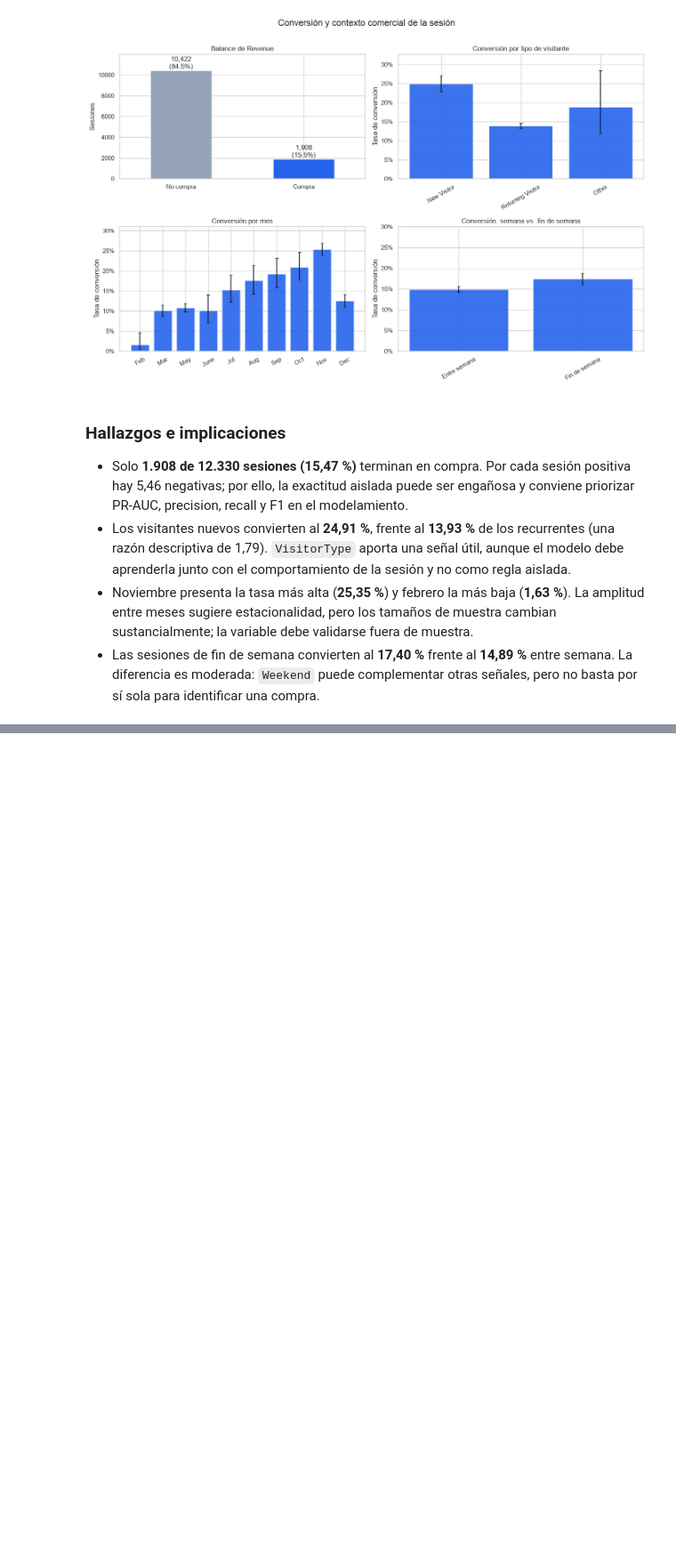
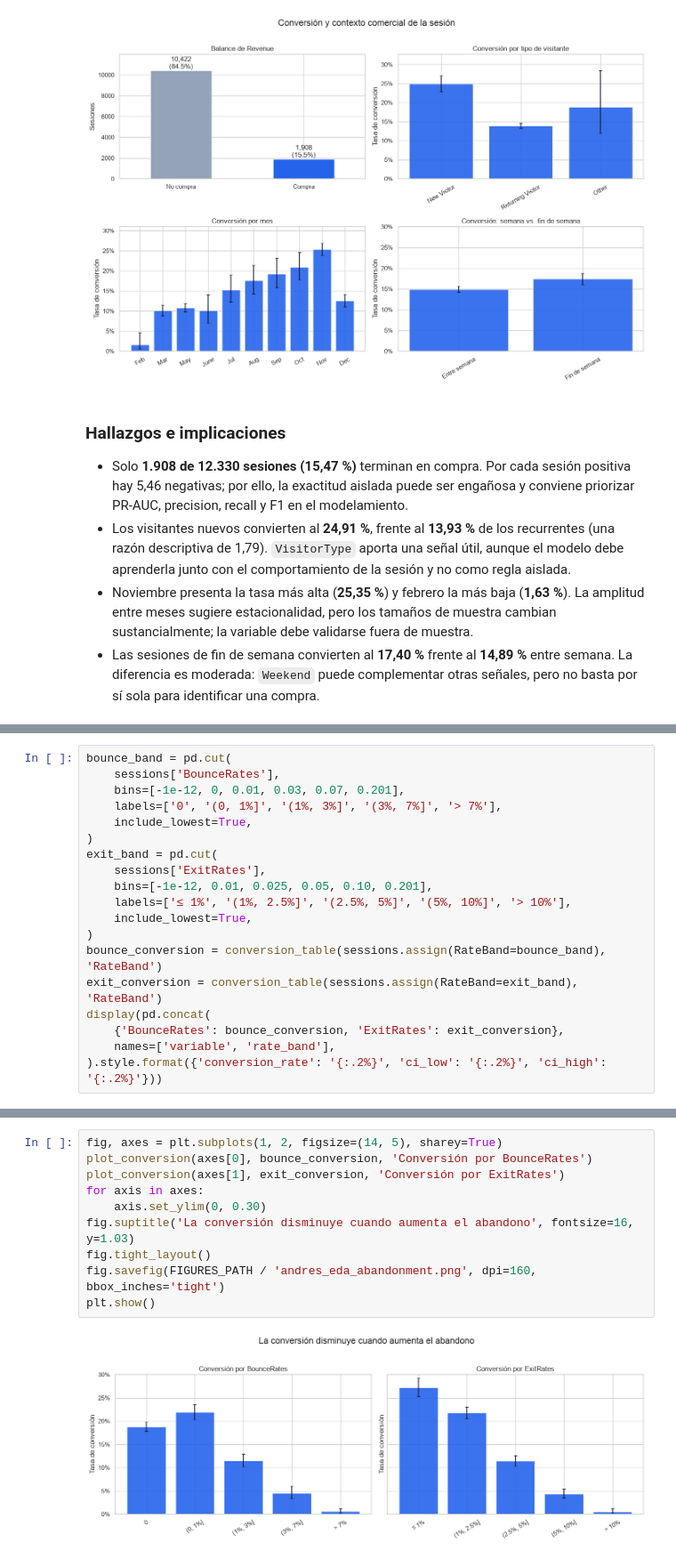
Before and after one commit to aladelca/maia_despliegue_soluciones_microproyecto, a Jupyter notebook: notebooks/09_eda_business_purchase_probability.ipynb, the cells around one changed output, grey strips where cells are left out. Shown at 89% size. Drawn from its saved outputs; the diff is of its cells as text; blank space fills up the shorter version.

Commit message:
docs(eda): estudiar navegacion y senales de abandono

```diff
--- a/notebooks/09_eda_business_purchase_probability.ipynb
+++ b/notebooks/09_eda_business_purchase_probability.ipynb
@@ -165,0 +247,19 @@ plt.show()
+# %%
+bounce_band = pd.cut(
+    sessions['BounceRates'],
+    bins=[-1e-12, 0, 0.01, 0.03, 0.07, 0.201],
+    labels=['0', '(0, 1%]', '(1%, 3%]', '(3%, 7%]', '> 7%'],
+    include_lowest=True,
+)
+exit_band = pd.cut(
+    sessions['ExitRates'],
+    bins=[-1e-12, 0.01, 0.025, 0.05, 0.10, 0.201],
+    labels=['≤ 1%', '(1%, 2.5%]', '(2.5%, 5%]', '(5%, 10%]', '> 10%'],
+    include_lowest=True,
+)
+bounce_conversion = conversion_table(sessions.assign(RateBand=bounce_band), 'RateBand')
+exit_conversion = conversion_table(sessions.assign(RateBand=exit_band), 'RateBand')
+display(pd.concat(
+    {'BounceRates': bounce_conversion, 'ExitRates': exit_conversion},
+    names=['variable', 'rate_band'],
+).style.format({'conversion_rate': '{:.2%}', 'ci_low': '{:.2%}', 'ci_high': '{:.2%}'}))
@@ -165,0 +279,12 @@ plt.show()
+# %%
+fig, axes = plt.subplots(1, 2, figsize=(14, 5), sharey=True)
+plot_conversion(axes[0], bounce_conversion, 'Conversión por BounceRates')
+plot_conversion(axes[1], exit_conversion, 'Conversión por ExitRates')
+for axis in axes:
+    axis.set_ylim(0, 0.30)
+fig.suptitle('La conversión disminuye cuando aumenta el abandono', fontsize=16, y=1.03)
+fig.tight_layout()
+fig.savefig(FIGURES_PATH / 'andres_eda_abandonment.png', dpi=160, bbox_inches='tight')
+plt.show()
+# %% [output]
+[figure, added]
```
Also changed, not shown: parts of 8 cells of this notebook, 2 other files.
